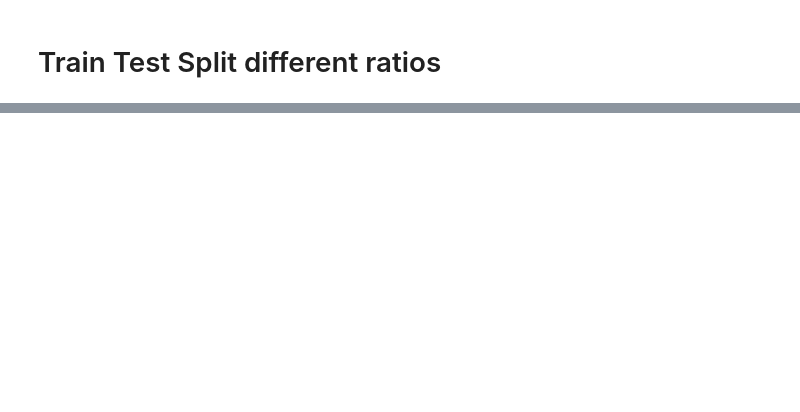
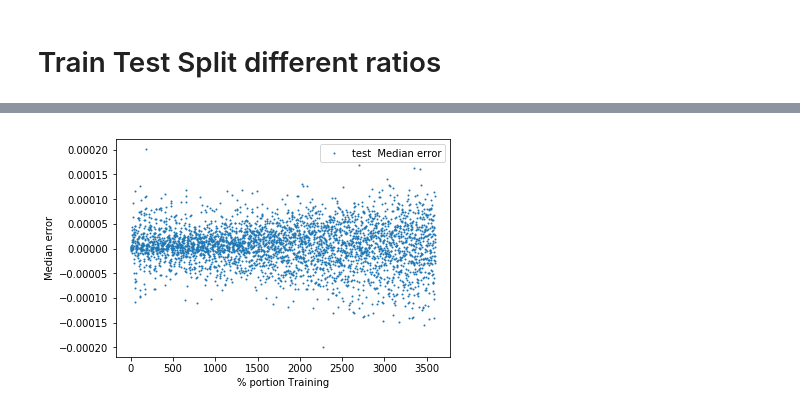
Before and after one commit to MAtthewCrow12/CrowleyDLP, a Jupyter notebook: train_test_split.ipynb, the cells around one changed output, grey strips where cells are left out. Drawn from its saved outputs; the diff is of its cells as text; code cells hidden in the pictures; blank space fills up the shorter version.

Commit message:
converting dripline code
translated the drip line from fortran to python into the train_test_split notebook

```diff
--- a/train_test_split.ipynb
+++ b/train_test_split.ipynb
@@ -371,0 +438,51 @@ plt.show()
+# %%
+def binde(z,n):
+    a=z+n
+    p1=  15.76*(a)
+    p2=  -17.81*(a**(2./3.))
+    p3=  -0.711 * (z**2.) * a**(-1./3.)
+    p4=  -(23.702*((z-n)**2.))/a
+
+    if(z%2==0 and n%2==0):
+        p5=34.*(a**(-3./4.))
+
+    elif(z%2==1 and n%2==1):
+        p5=-34.*(a**(-3./4.))
+
+    else:
+        p5=0
+
+    be=p1+p2+p3+p4+p5
+    return be
+# %%
+nlist=[]
+zlist=[]
+bel=[]
+
+
+N = np.genfromtxt('check_py_ldm.dat',usecols=1) #Number of neutrons
+Z = np.genfromtxt('check_py_ldm.dat',usecols=0) #Number of protons
+A = N+Z # Total number of Nucleons
+# Difference between the experimental binding energy and the Liquid drop model
+y = np.genfromtxt('check_py_ldm.dat',usecols=2)
+X = np.transpose(np.stack((Z, N, y)))
+
+for n in range(1, 61):
+    for z in range(1,61):
+        nlist.append(n)
+        zlist.append(z)
+        bel.append(binde(z,n))
+
+
+beli= np.transpose(np.stack( (zlist, nlist, bel)))
+
+#print(beli, '\n')
+#print(X)
+
+#print(y-bel, '\n')
+
+plt.plot(range(1,3601),y-bel,'o',markersize=1,label='test  Median error')
+plt.legend()
+plt.show()
+# %% [output]
+[figure, added]
```
Also changed, not shown: parts of 12 cells of this notebook, 3 other files.
